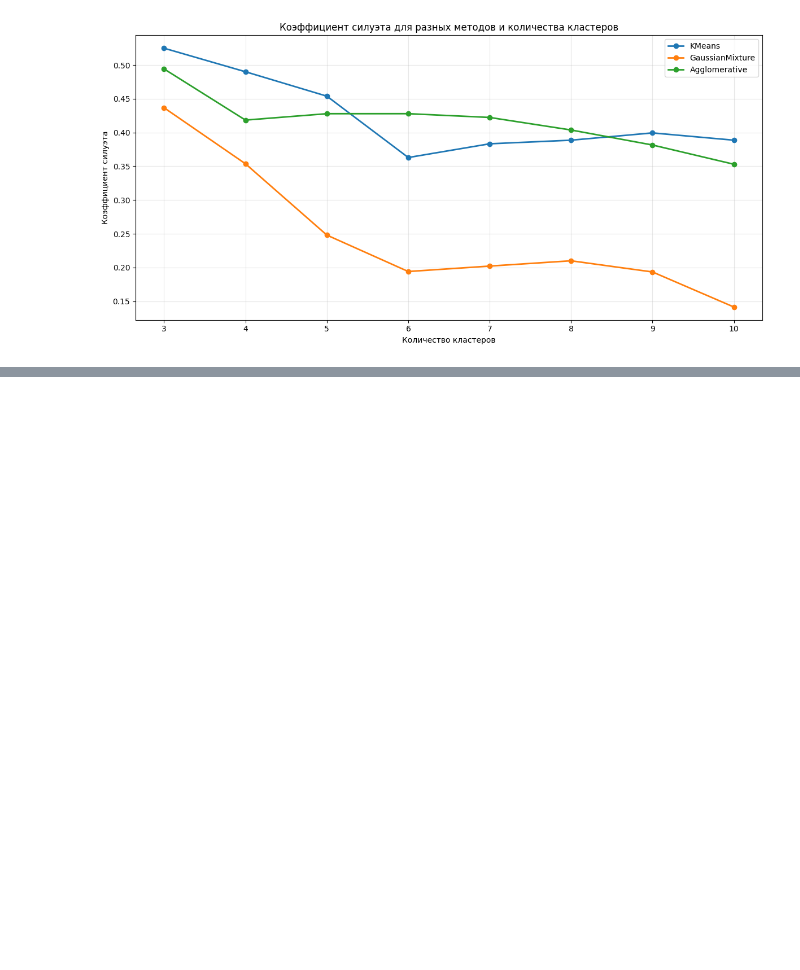
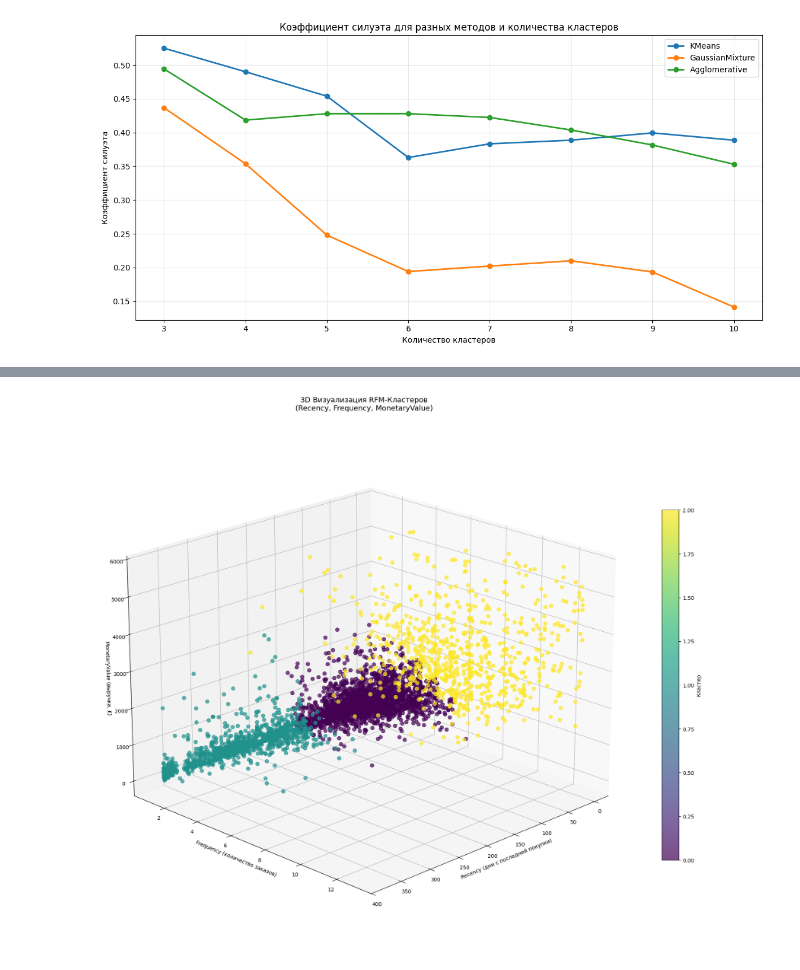
Before and after one commit to UlyanaGru/transactions, a Jupyter notebook: transactions.ipynb, the cells around one changed output, grey strips where cells are left out. Saved outputs shown, nothing was run; the diff lists cells and outputs as text; code cells hidden in the pictures; blank space fills up the shorter version.

Commit message:
3d visualization clasters

```diff
--- a/transactions.ipynb
+++ b/transactions.ipynb
@@ -1345,0 +1348,83 @@ plt.show()
+# %%
+from mpl_toolkits.mplot3d import Axes3D
+#Анализируем результаты из таблицы results
+results_df = pd.DataFrame(results)
+best_result = results_df.loc[results_df['silhouette_score'].idxmax()]
+print('Лучший результат из анализа:')
+print(f'Метод: {best_result["method"]}')
+print(f'Количество кластеров: {best_result["n_clusters"]}')
+print(f'Коэффициент силуэта: {best_result["silhouette_score"]:.4f}')
+#Создаем и обучаем лучший метод
+if best_result['method'] == 'KMeans':
+    best_method = KMeans(n_clusters=best_result['n_clusters'], random_state=42, n_init=10)
+elif best_result['method'] == 'GaussianMixture':
+    best_method = GaussianMixture(n_components=best_result['n_clusters'], random_state=42)
+elif best_result['method'] == 'Agglomerative':
+    best_method = AgglomerativeClustering(n_clusters=best_result['n_clusters'])
+else:
+    best_method = DBSCAN()
+#Предсказываем кластеры на стандартизированных данных
+X_scaled = StandardScaler().fit_transform(X[['Recency', 'Frequency', 'MonetaryValue']])
+clusters = best_method.fit_predict(X_scaled)
+#Добавляем метки кластеров в данные
+rfm_with_clusters = rfm_cleaned.copy()
+rfm_with_clusters['Cluster'] = clusters
+print('\nДанные после кластеризации:')
+print(f'Размер: {rfm_with_clusters.shape}')
+print('Первые 5 строк с метками кластеров:')
+display(rfm_with_clusters.head())
+#Анализ распределения по кластерам
+cluster_distribution = rfm_with_clusters['Cluster'].value_counts().sort_index()
+print('\nРаспределение клиентов по кластерам:')
+for cluster, count in cluster_distribution.items():
+    print(f'Кластер {cluster}: {count} клиентов ({count/len(rfm_with_clusters)*100:.1f}%)')
+#Подготовка данных для 3D визуализации
+X_3d = rfm_with_clusters[['Recency', 'Frequency', 'MonetaryValue']].values
+clusters_3d = rfm_with_clusters['Cluster'].values
+#Создание 3D графика
+fig = plt.figure(figsize=(18, 16))
+#3D scatter plot с оригинальными значениями
+ax = fig.add_subplot(111, projection='3d')
+#Используем цветовую карту для кластеров
+scatter = ax.scatter(X_3d[:, 0], X_3d[:, 1], X_3d[:, 2],
+                    c=clusters_3d, cmap='viridis', alpha=0.7, s=50)
+ax.set_title('3D Визуализация RFM-Кластеров\n(Recency, Frequency, MonetaryValue)', fontsize=14, pad=20)
+ax.set_xlabel('Recency (дни с последней покупки)')
+ax.set_ylabel('Frequency (количество заказов)')
+ax.set_zlabel('MonetaryValue (выручка, ₤)')
+#Устанавливаем угол обзора
+ax.view_init(elev=20, azim=45)
+#Цветовая легенда
+cbar = plt.colorbar(scatter, ax=ax, shrink=0.6)
+cbar.set_label('Кластер')
+plt.tight_layout()
+plt.show()
+#2D визуализация для лучшего понимания
+fig, axes = plt.subplots(1, 3, figsize=(18, 6))
+#Recency vs Frequency
+scatter1 = axes[0].scatter(rfm_with_clusters['Recency'], rfm_with_clusters['Frequency'],
+                          c=rfm_with_clusters['Cluster'], cmap='viridis', alpha=0.7, s=50)
+axes[0].set_title('Recency vs Frequency')
+axes[0].set_xlabel('Recency (дни)')
+axes[0].set_ylabel('Frequency')
+axes[0].grid(alpha=0.3)
+plt.colorbar(scatter1, ax=axes[0])
+#Recency vs MonetaryValue (логарифмическая шкала)
+scatter2 = axes[1].scatter(rfm_with_clusters['Recency'], np.log1p(rfm_with_clusters['MonetaryValue']),
+                          c=rfm_with_clusters['Cluster'], cmap='viridis', alpha=0.7, s=50)
+axes[1].set_title('Recency vs Log(MonetaryValue)')
+axes[1].set_xlabel('Recency (дни)')
+axes[1].set_ylabel('Log(MonetaryValue + 1)')
+axes[1].grid(alpha=0.3)
+plt.colorbar(scatter2, ax=axes[1])
+#Frequency vs MonetaryValue (логарифмическая шкала)
+scatter3 = axes[2].scatter(rfm_with_clusters['Frequency'], np.log1p(rfm_with_clusters['MonetaryValue']),
+                          c=rfm_with_clusters['Cluster'], cmap='viridis', alpha=0.7, s=50)
+axes[2].set_title('Frequency vs Log(MonetaryValue)')
+axes[2].set_xlabel('Frequency')
+axes[2].set_ylabel('Log(MonetaryValue + 1)')
+axes[2].grid(alpha=0.3)
+plt.colorbar(scatter3, ax=axes[2])
+plt.tight_layout()
+plt.show()
+# %% [output]
@@ -1345,0 +1449 @@ plt.show()
+[figure, added]
```
Also changed, not shown: parts of 3 cells of this notebook.
